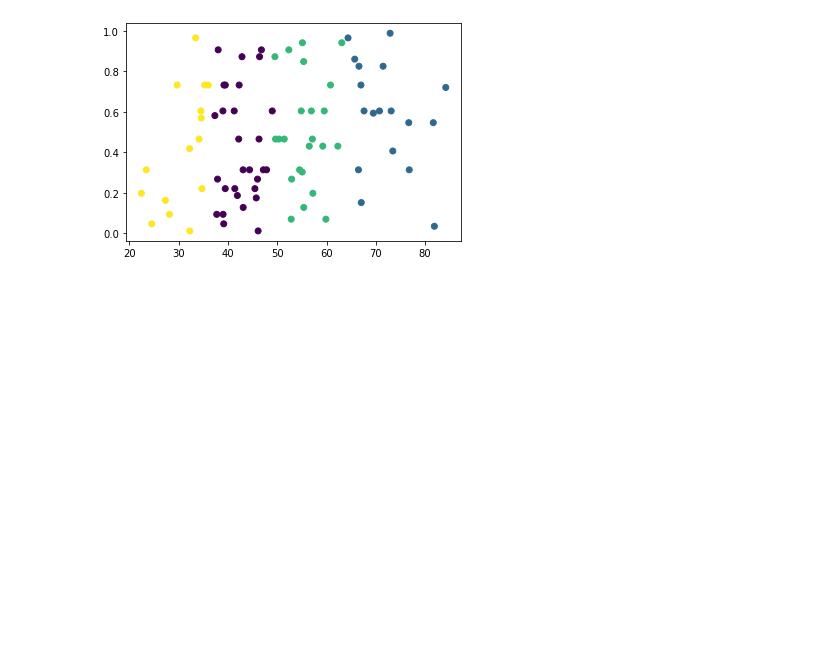
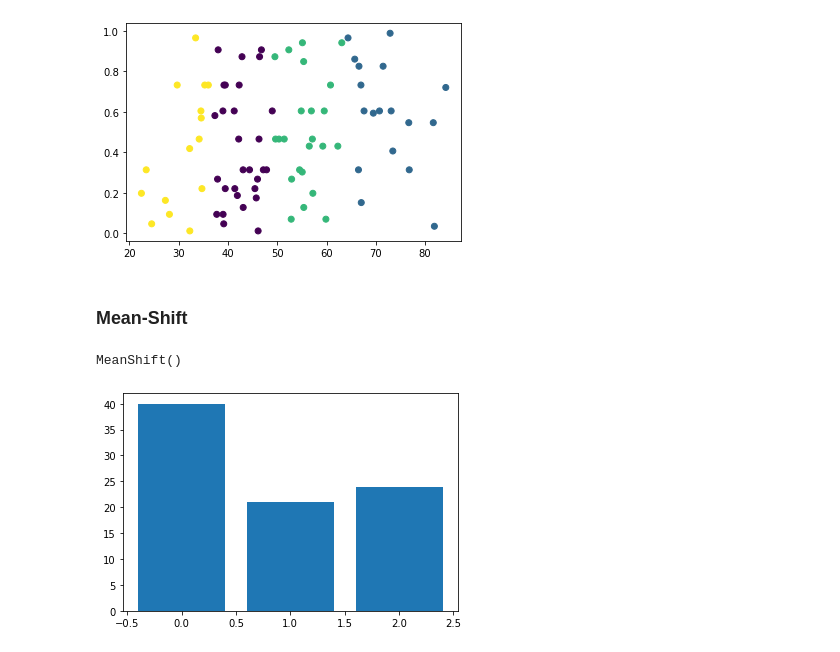
Before and after one commit to JuanFeA98/scikit-learn-professional, a Jupyter notebook: 05. Aprendizaje no supervisado.ipynb, the cells around one changed output. Drawn from its saved outputs; the diff is of its cells as text; code cells hidden in the pictures; blank space fills up the shorter version.

```diff
--- a/05. Aprendizaje no supervisado.ipynb
+++ b/05. Aprendizaje no supervisado.ipynb
@@ -69,3 +72,5 @@ plt.scatter(df['winpercent'], df['sugarpercent'], c=df['Pred'])
 plt.show()
 # %% [output]
 [figure]
+# %% [markdown]
+### **Mean-Shift**
@@ -71,0 +80,5 @@ plt.show()
+# %%
+# Entrenamos el modelo
+mean_shift.fit(X)
+# %% [output]
+MeanShift()
@@ -71,0 +88,7 @@ plt.show()
+# %%
+mean_shift_result = df.groupby('Mean_Shift_Pred')[['competitorname']].count().reset_index()
+
+plt.bar(mean_shift_result['Mean_Shift_Pred'], height=mean_shift_result['competitorname'])
+plt.show()
+# %% [output]
+[figure, added]
```
Also changed, not shown: parts of 10 cells of this notebook, 2 other files.
